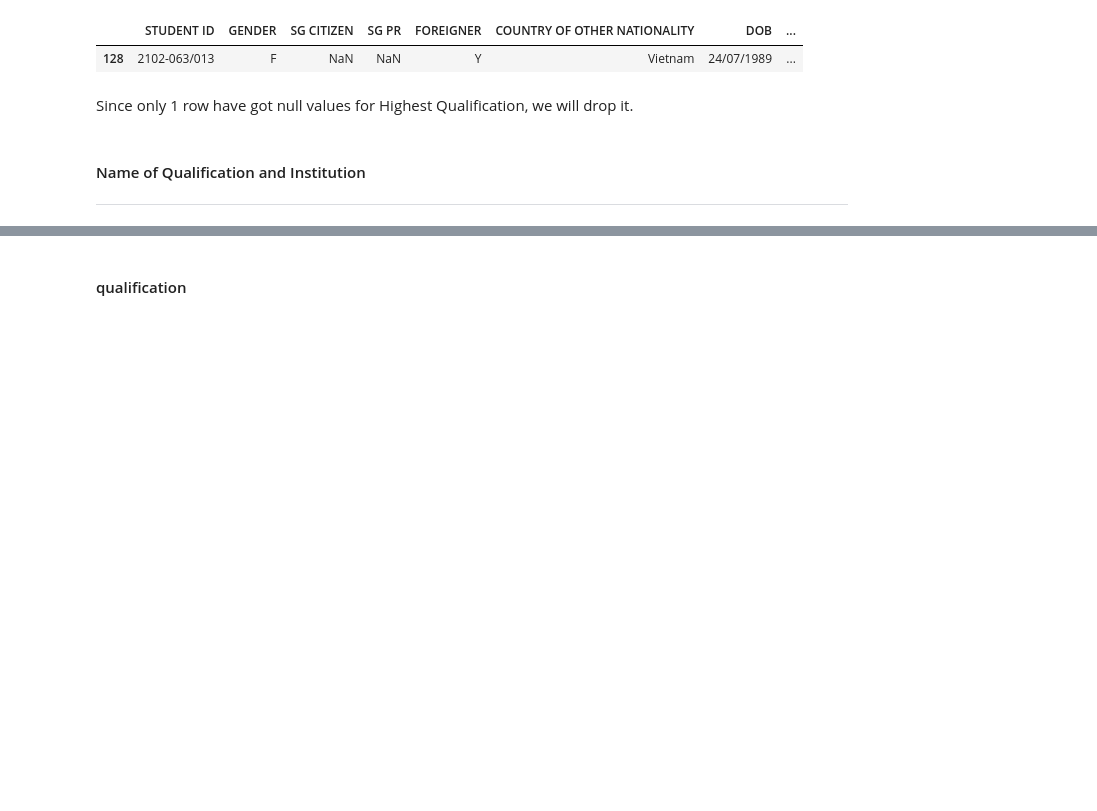
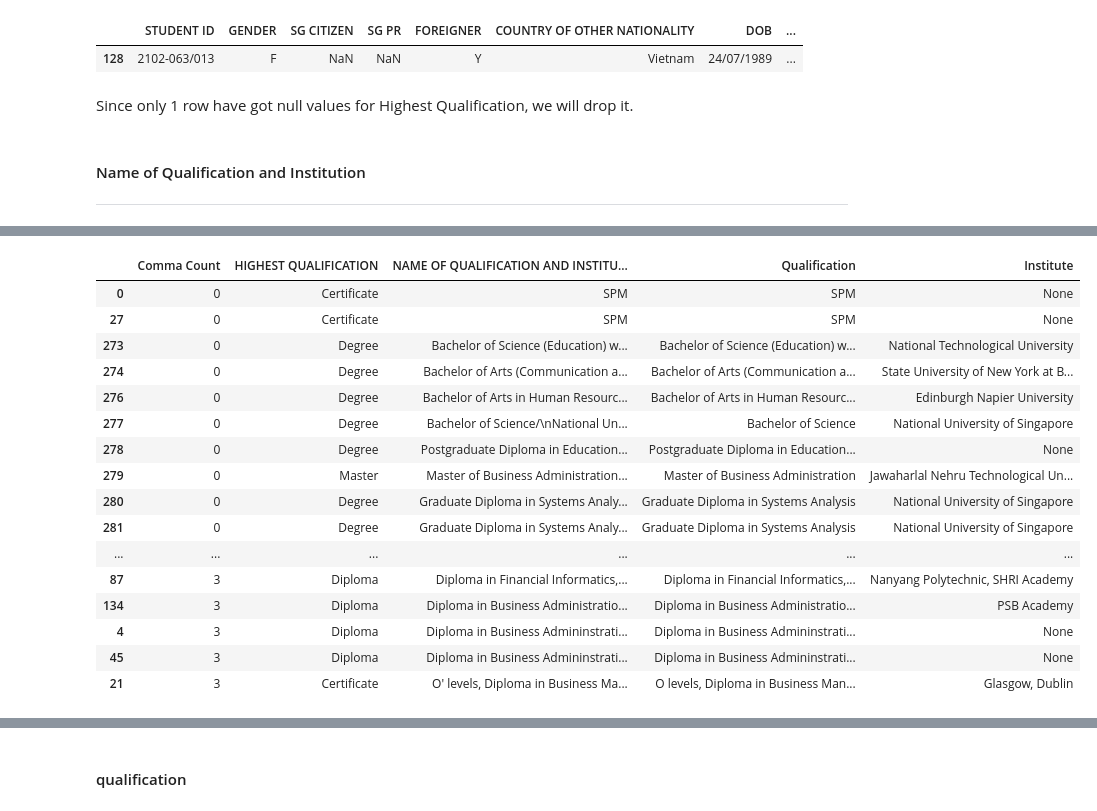
Before and after one commit to swamhtetg90/DAVI-CA2, a Jupyter notebook: data_cleaning.ipynb, the cells around one changed output, grey strips where cells are left out. Saved outputs shown, nothing was run; the diff lists cells and outputs as text; code cells hidden in the pictures; blank space fills up the shorter version.

```diff
--- a/data_cleaning.ipynb
+++ b/data_cleaning.ipynb
@@ -1455,0 +1401,2 @@ Unique values in 'INSTITUTION_NAME' column:
+# %%
+student_profiles_test = student_profiles.copy()
@@ -1455,0 +1560,38 @@ Unique values in 'INSTITUTION_NAME' column:
+# %%
+def process_dataframe(df, text_column='NAME OF QUALIFICATION AND INSTITUTION', comma_count_column='Comma Count'):
+    df_copy = df.copy()
+    results = df_copy.apply(
+        lambda row: parse_education_data(row[text_column], row[comma_count_column]),
+        axis=1
+    )
+    df_copy[['Qualification', 'Institute']] = pd.DataFrame(results.tolist(), index=df_copy.index)
+    return df_copy
+# %%
+processed_df = process_dataframe(student_profiles_test)
+# %%
+sample_df = (
+    processed_df[["Comma Count","HIGHEST QUALIFICATION", "NAME OF QUALIFICATION AND INSTITUTION", "Qualification", "Institute"]]
+    .sort_values("Comma Count")  # optional, for neat grouping
+    .groupby("Comma Count", group_keys=False)
+    .head(10)
+)
+# %%
+sample_df
+# %% [output]
+|  | Comma Count | HIGHEST QUALIFICATION | NAME OF QUALIFICATION AND INSTITU... | Qualification | Institute |
+| 0 | 0 | Certificate | SPM | SPM | None |
+| 27 | 0 | Certificate | SPM | SPM | None |
+| 273 | 0 | Degree | Bachelor of Science (Education) w... | Bachelor of Science (Education) w... | National Technological University |
+| 274 | 0 | Degree | Bachelor of Arts (Communication a... | Bachelor of Arts (Communication a... | State University of New York at B... |
+| 276 | 0 | Degree | Bachelor of Arts in Human Resourc... | Bachelor of Arts in Human Resourc... | Edinburgh Napier University |
+| 277 | 0 | Degree | Bachelor of Science/\nNational Un... | Bachelor of Science | National University of Singapore |
+| 278 | 0 | Degree | Postgraduate Diploma in Education... | Postgraduate Diploma in Education... | None |
+| 279 | 0 | Master | Master of Business Administration... | Master of Business Administration | Jawaharlal Nehru Technological Un... |
+| 280 | 0 | Degree | Graduate Diploma in Systems Analy... | Graduate Diploma in Systems Analysis | National University of Singapore |
+| 281 | 0 | Degree | Graduate Diploma in Systems Analy... | Graduate Diploma in Systems Analysis | National University of Singapore |
+| ... | ... | ... | ... | ... | ... |
+| 87 | 3 | Diploma | Diploma in Financial Informatics,... | Diploma in Financial Informatics,... | Nanyang Polytechnic, SHRI Academy |
+| 134 | 3 | Diploma | Diploma in Business Administratio... | Diploma in Business Administratio... | PSB Academy |
+| 4 | 3 | Diploma | Diploma in Business Admininstrati... | Diploma in Business Admininstrati... | None |
+| 45 | 3 | Diploma | Diploma in Business Admininstrati... | Diploma in Business Admininstrati... | None |
+| 21 | 3 | Certificate | O' levels, Diploma in Business Ma... | O levels, Diploma in Business Man... | Glasgow, Dublin |
```
Also changed, not shown: parts of 18 cells of this notebook.
